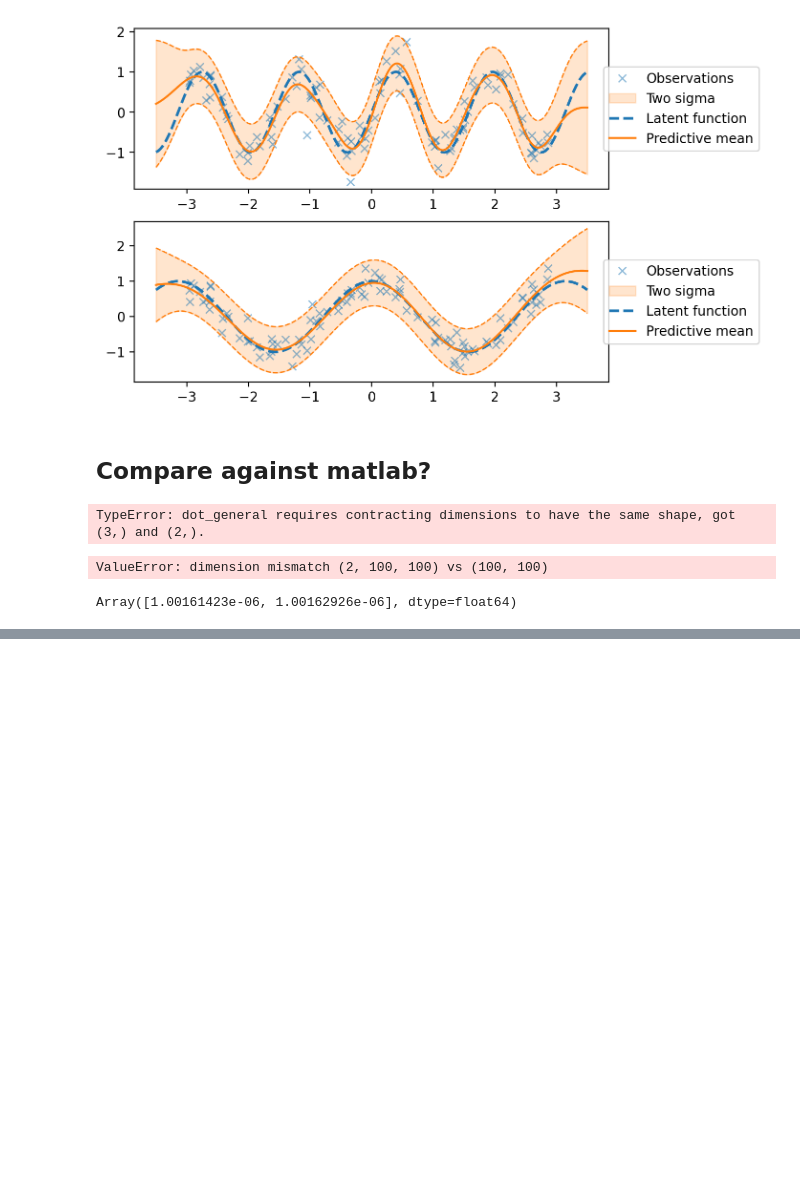
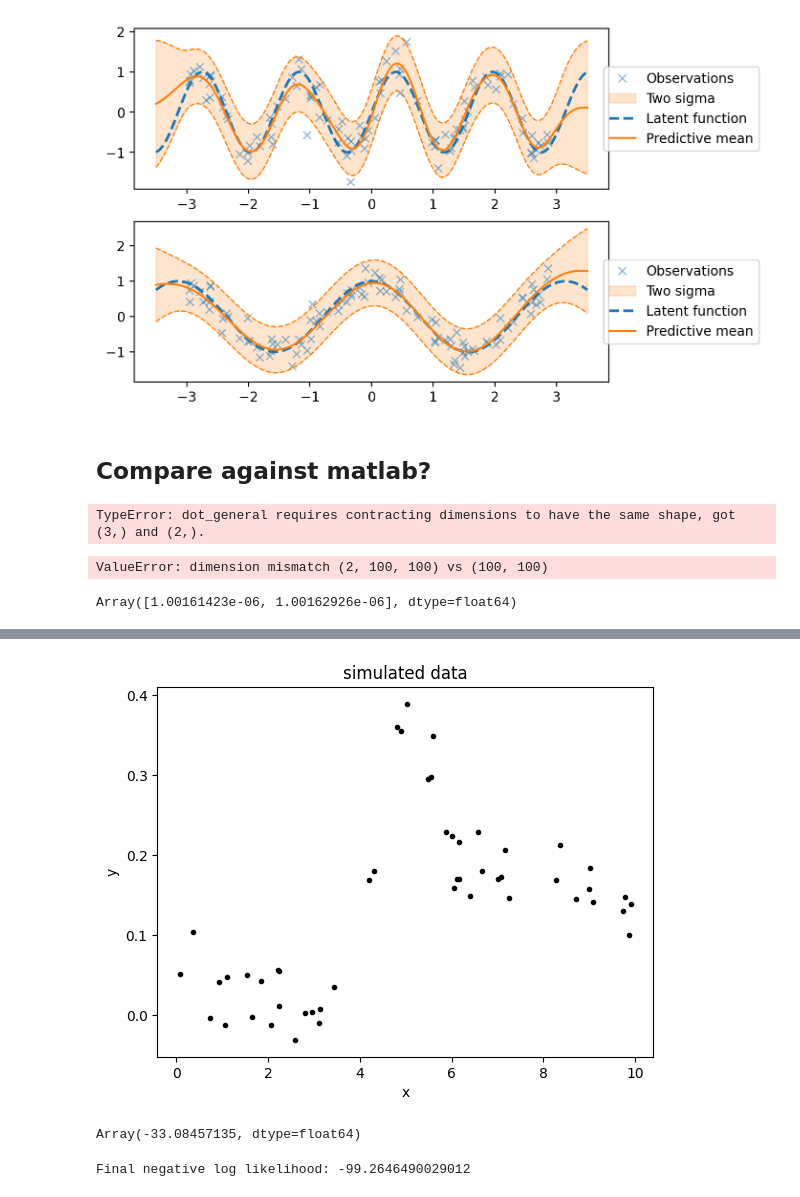
Before and after one commit to mathDR/jax-mc-pilco, a Jupyter notebook: src/jax_mc_pilco/testing_notebook.ipynb, the cells around one changed output, grey strips where cells are left out. Saved outputs shown, nothing was run; the diff lists cells and outputs as text; code cells hidden in the pictures; blank space fills up the shorter version.

Commit message:
rewrite with tinygp and equinox

```diff
--- a/src/jax_mc_pilco/testing_notebook.ipynb
+++ b/src/jax_mc_pilco/testing_notebook.ipynb
@@ -276,0 +394,51 @@ Array([1.00161423e-06, 1.00162926e-06], dtype=float64)
+# %%
+random = np.random.default_rng(135)
+X = np.sort(random.uniform(0, 10, 50))
+y = jax.vmap(jax.tree_util.Partial(mean_function, mean_params))(X)
+y += 0.1 * np.sin(2 * np.pi * (X - 5) / 10.0)
+y += 0.03 * random.normal(size=len(X))
+plt.plot(X, y, ".k")
+plt.xlabel("x")
+plt.ylabel("y")
+_ = plt.title("simulated data")
+# %% [output]
+[figure, added]
+# %%
+from tinygp import kernels, GaussianProcess
+
+
+def build_gp(params):
+    kernel = jnp.exp(params["log_gp_amp"]) * kernels.Matern52(
+        jnp.exp(params["log_gp_scale"])
+    )
+    return GaussianProcess(
+        kernel,
+        X,
+        diag=jnp.exp(params["log_gp_diag"]),
+        mean=jax.tree_util.Partial(mean_function, params),
+    )
+
+
+@jax.jit
+def loss(params):
+    gp = build_gp(params)
+    return -gp.log_probability(y)
+
+
+params = dict(
+    log_gp_amp=np.log(0.1),
+    log_gp_scale=np.log(3.0),
+    log_gp_diag=np.log(0.03),
+    **mean_params,
+)
+loss(params)
+# %% [output]
+Array(-33.08457135, dtype=float64)
+# %%
+import jaxopt
+
+solver = jaxopt.ScipyMinimize(fun=loss)
+soln = solver.run(jax.tree_util.tree_map(jnp.asarray, params))
+print(f"Final negative log likelihood: {soln.state.fun_val}")
+# %% [output]
+Final negative log likelihood: -99.2646490029012
```
Also changed, not shown: parts of 32 cells of this notebook, 5 other files.
